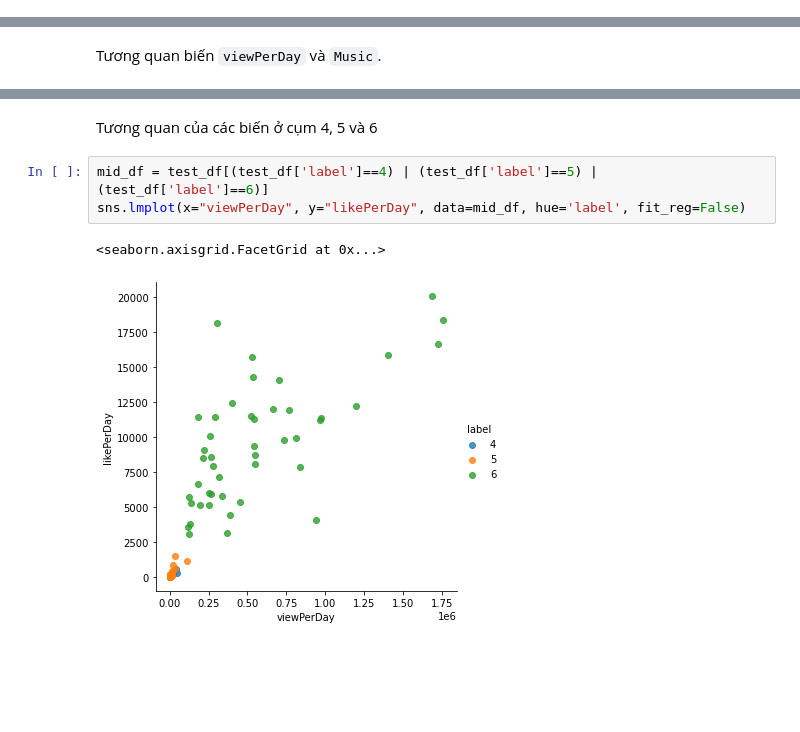
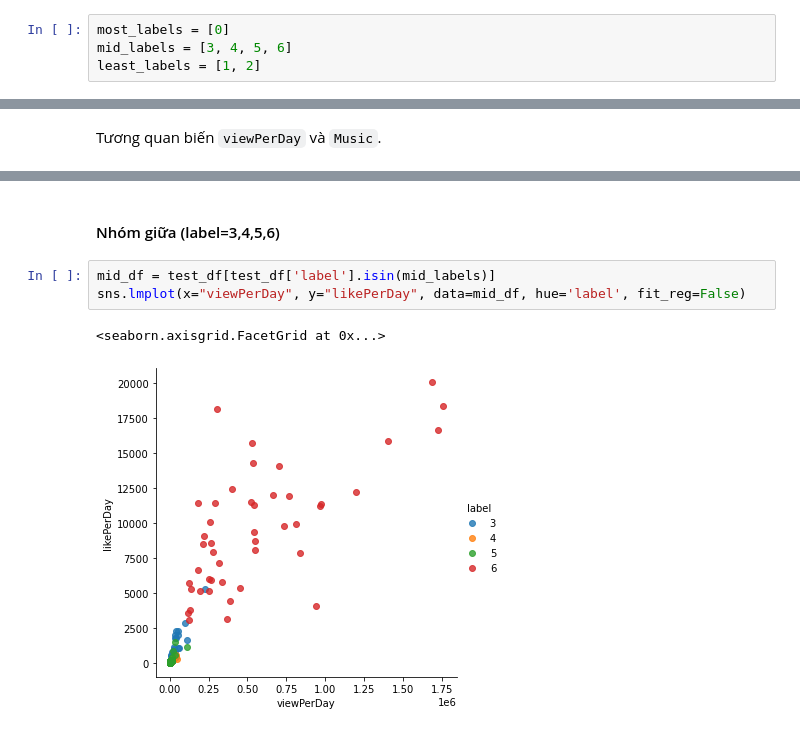
Before and after one commit to PXMinhThanh/Data-Science-Project, a Jupyter notebook: Explore and Modeling data.ipynb, the cells around one changed output, grey strips where cells are left out. Cells and saved outputs as stored; diff of their text form; blank space fills up the shorter version.

```diff
--- a/Explore and Modeling data.ipynb
+++ b/Explore and Modeling data.ipynb
@@ -426,0 +437,4 @@ Chọn các video được phân vào cụm 0 và cụm 3 để trực quan, vì
+# %%
+most_labels = [0]
+mid_labels = [3, 4, 5, 6]
+least_labels = [1, 2]
@@ -452,8 +471,8 @@ sns.lmplot(x="viewPerDay", y="Music", data=most_df, hue='label', fit_reg=False)
 # %% [markdown]
-Tương quan của các biến ở cụm 4, 5 và 6
+#### Nhóm giữa (label=3,4,5,6)
 # %%
-mid_df = test_df[(test_df['label']==4) | (test_df['label']==5) | (test_df['label']==6)]
+mid_df = test_df[test_df['label'].isin(mid_labels)]
 sns.lmplot(x="viewPerDay", y="likePerDay", data=mid_df, hue='label', fit_reg=False)
 # %% [output]
 <seaborn.axisgrid.FacetGrid at 0x...>
-[figure, old version]
+[figure, new version]
```
Also changed, not shown: parts of 18 cells of this notebook.
